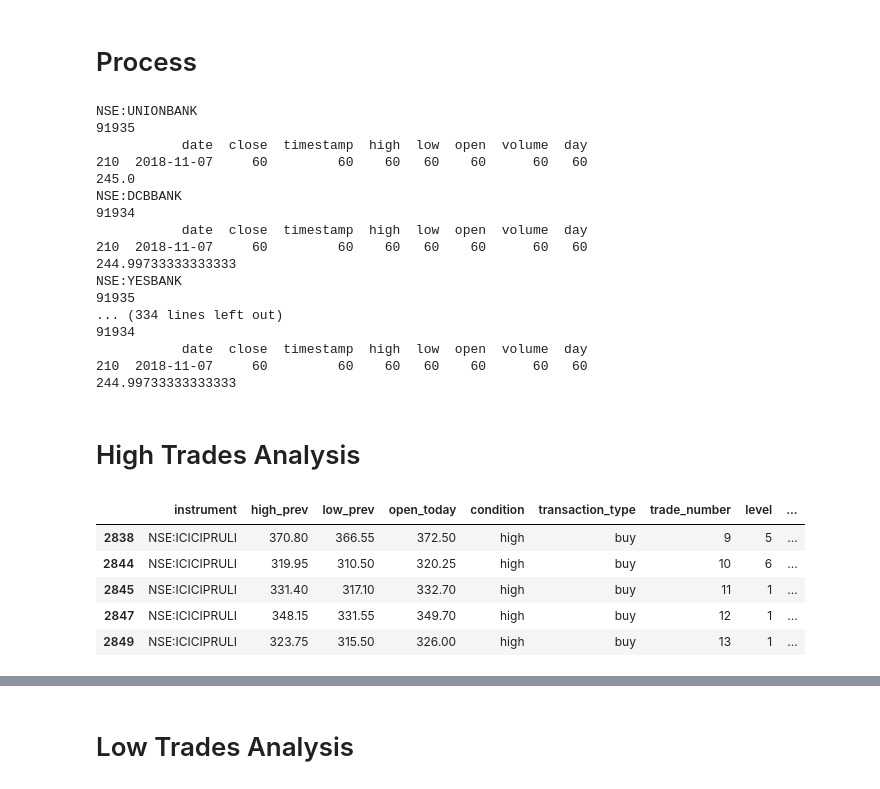
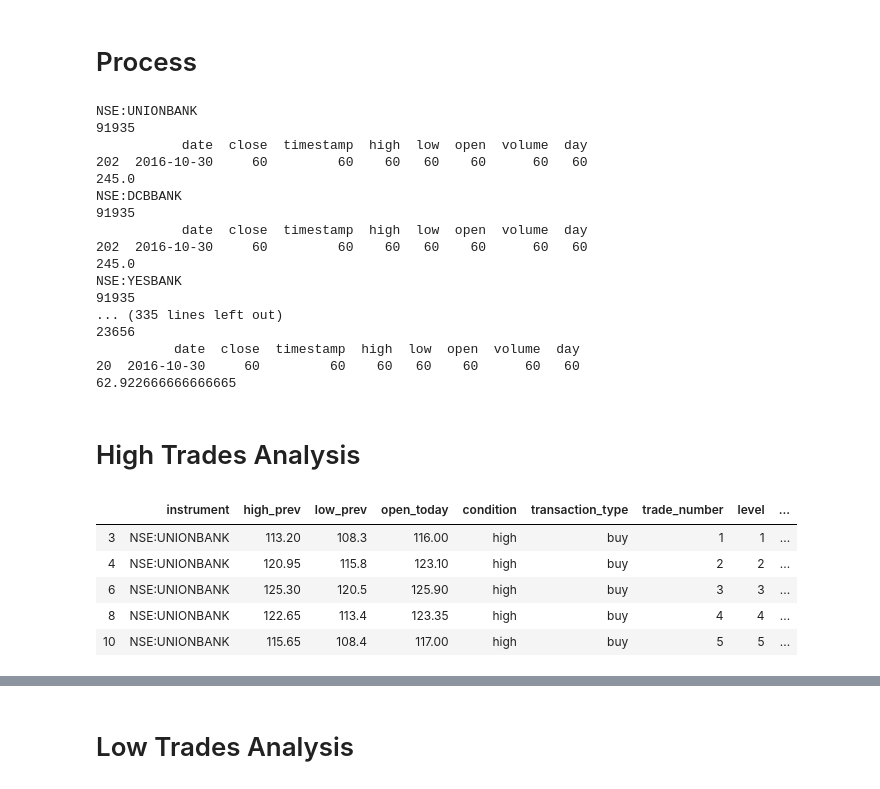
Before and after one commit to shivamdutta/needle, a Jupyter notebook: backtester/backtester-portfolio-wise.ipynb, the cells around one changed output, grey strips where cells are left out. Cells and saved outputs as stored; diff of their text form; code cells hidden in the pictures.

```diff
--- a/backtester/backtester-portfolio-wise.ipynb
+++ b/backtester/backtester-portfolio-wise.ipynb
@@ -36,8 +32,8 @@ len(budget_df)
 # %% [markdown]
 # Inputs
 # %%
-from_date = '2018-01-01'
-to_date = '2018-12-31'
+from_date = '2016-01-01'
+to_date = '2016-12-31'
 # %%
 leverage = 15
 exit_time = dt.time(15, 10)
@@ -296,20 +292,20 @@ else:
 NSE:UNIONBANK
 91935
            date  close  timestamp  high  low  open  volume  day
-210  2018-11-07     60         60    60   60    60      60   60
+202  2016-10-30     60         60    60   60    60      60   60
 245.0
 NSE:DCBBANK
-91934
+91935
            date  close  timestamp  high  low  open  volume  day
-210  2018-11-07     60         60    60   60    60      60   60
-244.99733333333333
+202  2016-10-30     60         60    60   60    60      60   60
+245.0
 NSE:YESBANK
 91935
-... (334 lines left out)
-91934
-           date  close  timestamp  high  low  open  volume  day
-210  2018-11-07     60         60    60   60    60      60   60
-244.99733333333333
+... (335 lines left out)
+23656
+          date  close  timestamp  high  low  open  volume  day
+20  2016-10-30     60         60    60   60    60      60   60
+62.922666666666665
 # %% [markdown]
 # High Trades Analysis
 # %%
@@ -321,11 +317,11 @@ for instrument in high_trades.instrument.unique().tolist():
     instrument_high_trades_loop = instrument_high_trades[instrument_high_trades['trade_number']<=instrument_high_trades[instrument_high_trades['pl_tag']==1.0].trade_number.max()]
     high_trades_loop = high_trades_loop.append(instrument_high_trades_loop, ignore_index=True)
 # %%
-high_trades.tail()
+high_trades.head()
 # %% [output]
 |  | instrument | high_prev | low_prev | open_today | condition | transaction_type | trade_number | level | ... |
-| 2838 | NSE:ICICIPRULI | 370.80 | 366.55 | 372.50 | high | buy | 9 | 5 | ... |
-| 2844 | NSE:ICICIPRULI | 319.95 | 310.50 | 320.25 | high | buy | 10 | 6 | ... |
-| 2845 | NSE:ICICIPRULI | 331.40 | 317.10 | 332.70 | high | buy | 11 | 1 | ... |
-| 2847 | NSE:ICICIPRULI | 348.15 | 331.55 | 349.70 | high | buy | 12 | 1 | ... |
-| 2849 | NSE:ICICIPRULI | 323.75 | 315.50 | 326.00 | high | buy | 13 | 1 | ... |
+| 3 | NSE:UNIONBANK | 113.20 | 108.3 | 116.00 | high | buy | 1 | 1 | ... |
+| 4 | NSE:UNIONBANK | 120.95 | 115.8 | 123.10 | high | buy | 2 | 2 | ... |
+| 6 | NSE:UNIONBANK | 125.30 | 120.5 | 125.90 | high | buy | 3 | 3 | ... |
+| 8 | NSE:UNIONBANK | 122.65 | 113.4 | 123.35 | high | buy | 4 | 4 | ... |
+| 10 | NSE:UNIONBANK | 115.65 | 108.4 | 117.00 | high | buy | 5 | 5 | ... |
```
Also changed, not shown: parts of 6 cells of this notebook, 31 other files.
